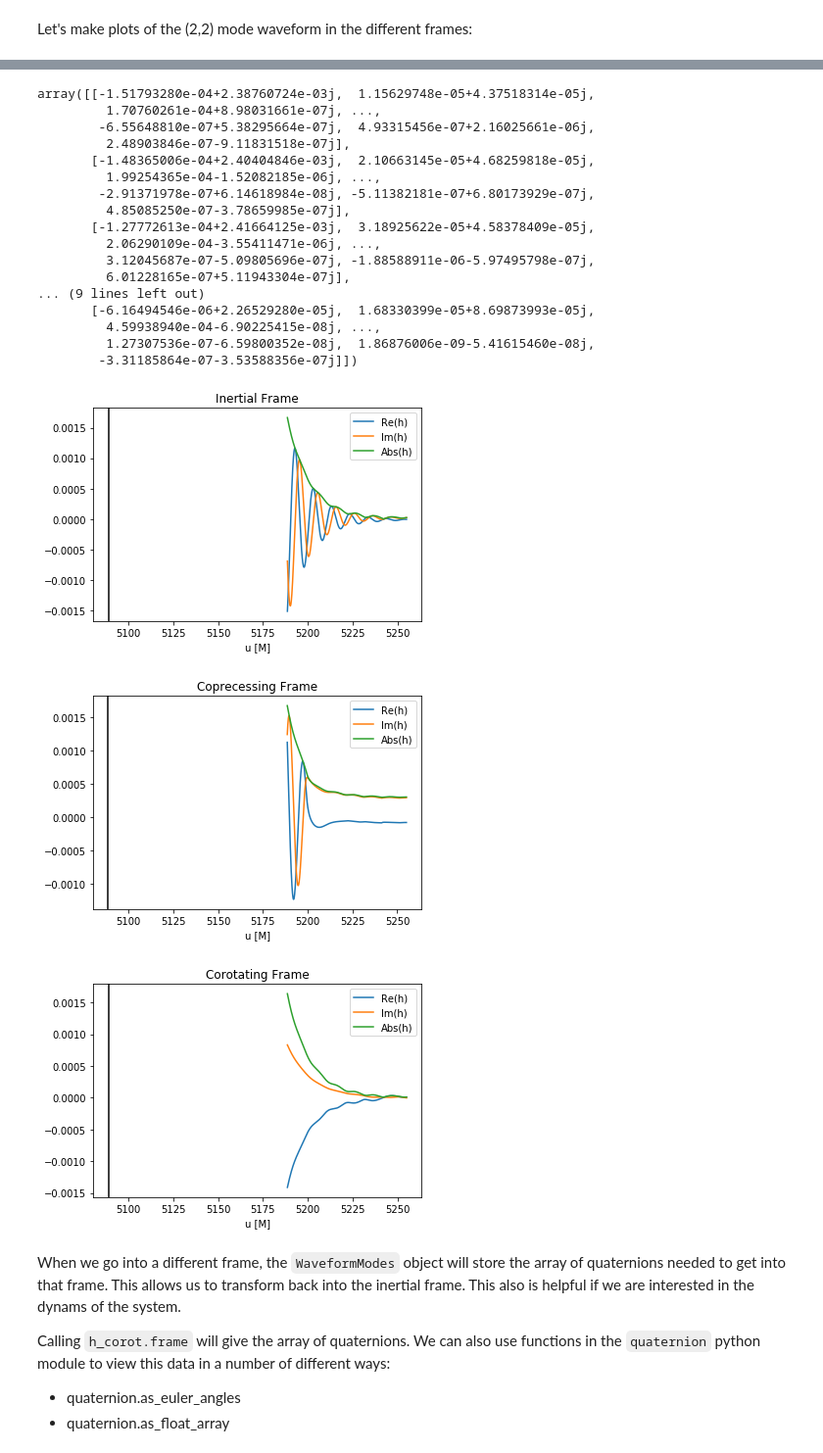
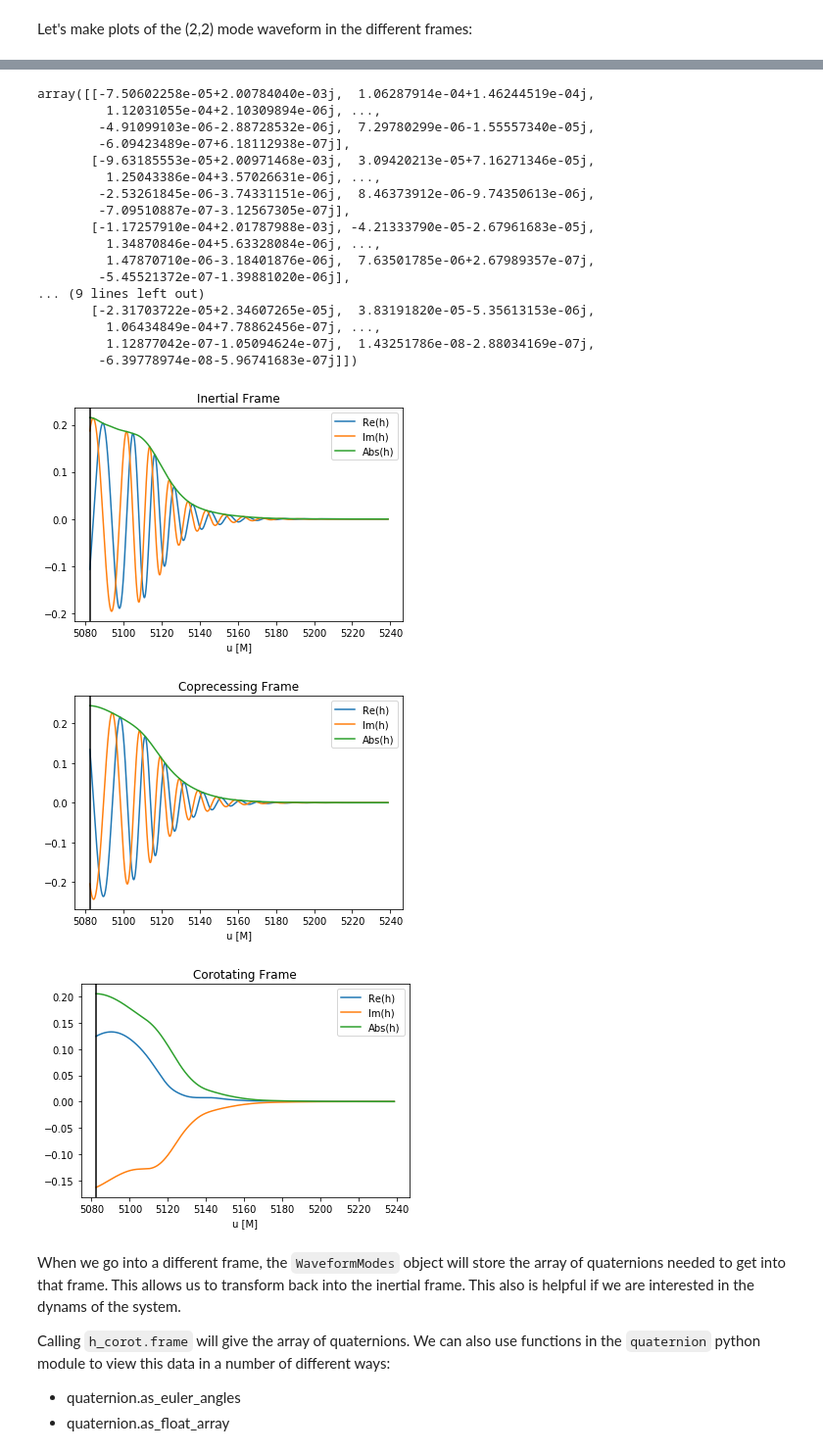
Before and after one commit to isaaclegred/qnm-fitting, a Jupyter notebook: Testing/scri_tutorial.ipynb, the cells around one changed output, grey strips where cells are left out. Shown at 98% size. Drawn from its saved outputs; the diff is of its cells as text; code cells hidden in the pictures.

```diff
--- a/Testing/scri_tutorial.ipynb
+++ b/Testing/scri_tutorial.ipynb
@@ -43,7 +44,7 @@ class WaveformModes(scri.waveform_base.WaveformBase)
 Let's start by importing a waveform from the [SXS Catalog](https://data.black-holes.org/waveforms/catalog.html). Pick any simulation and download one of the `rhOverM_Asymptotic_GeometricUnits_COM.h5` files. Each of these HDF5 files has an interal directory storing the data.
 # %%
 #path = "/path/to/rhOverM_Asymptotic_GeometricUnits_COM.h5"
-path = "/Users/isaaclegred/qnm-fitting/GetData/SXS_BBH_0305/Lev3/rhOverM_Asymptotic_GeometricUnits_COM.h5"
+path = "/Users/isaaclegred/qnm-fitting/GetData/SXS_BBH_1975/Lev3/rhOverM_Asymptotic_GeometricUnits_COM.h5"
 h = scri.SpEC.read_from_h5(path+"/Extrapolated_N4.dir")
 # %% [markdown]
 We can access the time array of the waveform by calling `h.t`. The mode information, called by `h.data`,
@@ -89,7 +90,7 @@ h_corot.to_corotating_frame();
 # %% [markdown]
 Let's make plots of the (2,2) mode waveform in the different frames:
 # %%
-l, m = 2, 1
+l, m = 2, 2
 for WM in [h, h_coprec, h_corot]:
     plt.plot(WM.t, np.real(WM.data[:, lm(l, m, h.ell_min)]), label='Re(h)')
     plt.plot(WM.t, np.imag(WM.data[:, lm(l, m, h.ell_min)]), label='Im(h)')
@@ -107,41 +108,41 @@ frame
 WM.t
 h.data
 # %% [output]
-array([[-1.51793280e-04+2.38760724e-03j,  1.15629748e-05+4.37518314e-05j,
-         1.70760261e-04+8.98031661e-07j, ...,
-        -6.55648810e-07+5.38295664e-07j,  4.93315456e-07+2.16025661e-06j,
-         2.48903846e-07-9.11831518e-07j],
-       [-1.48365006e-04+2.40404846e-03j,  2.10663145e-05+4.68259818e-05j,
-         1.99254365e-04-1.52082185e-06j, ...,
-        -2.91371978e-07+6.14618984e-08j, -5.11382181e-07+6.80173929e-07j,
-         4.85085250e-07-3.78659985e-07j],
-       [-1.27772613e-04+2.41664125e-03j,  3.18925622e-05+4.58378409e-05j,
-         2.06290109e-04-3.55411471e-06j, ...,
-         3.12045687e-07-5.09805696e-07j, -1.88588911e-06-5.97495798e-07j,
-         6.01228165e-07+5.11943304e-07j],
+array([[-7.50602258e-05+2.00784040e-03j,  1.06287914e-04+1.46244519e-04j,
+         1.12031055e-04+2.10309894e-06j, ...,
+        -4.91099103e-06-2.88728532e-06j,  7.29780299e-06-1.55557340e-05j,
+        -6.09423489e-07+6.18112938e-07j],
+       [-9.63185553e-05+2.00971468e-03j,  3.09420213e-05+7.16271346e-05j,
+         1.25043386e-04+3.57026631e-06j, ...,
+        -2.53261845e-06-3.74331151e-06j,  8.46373912e-06-9.74350613e-06j,
+        -7.09510887e-07-3.12567305e-07j],
+       [-1.17257910e-04+2.01787988e-03j, -4.21333790e-05-2.67961683e-05j,
+         1.34870846e-04+5.63328084e-06j, ...,
+         1.47870710e-06-3.18401876e-06j,  7.63501785e-06+2.67989357e-07j,
+        -5.45521372e-07-1.39881020e-06j],
 ... (9 lines left out)
-       [-6.16494546e-06+2.26529280e-05j,  1.68330399e-05+8.69873993e-05j,
-         4.59938940e-04-6.90225415e-08j, ...,
-         1.27307536e-07-6.59800352e-08j,  1.86876006e-09-5.41615460e-08j,
-        -3.31185864e-07-3.53588356e-07j]])
+       [-2.31703722e-05+2.34607265e-05j,  3.83191820e-05-5.35613153e-06j,
+         1.06434849e-04+7.78862456e-07j, ...,
+         1.12877042e-07-1.05094624e-07j,  1.43251786e-08-2.88034169e-07j,
+        -6.39778974e-08-5.96741683e-07j]])
 # %%
-start_frame = frame[0][0] +1000
+start_frame = frame[0][0]
 max_frame = frame[0][0]
-l, m = 2, -2
+l, m = 2,2
 for WM in [h, h_coprec, h_corot]:
     plt.plot(WM.t[start_frame:], np.real(WM.data[:, lm(l, m, h.ell_min)])[start_frame:], label='Re(h)')
     plt.plot(WM.t[start_frame:], np.imag(WM.data[:, lm(l, m, h.ell_min)])[start_frame:], label='Im(h)')
     plt.plot(WM.t[start_frame:],  np.abs(WM.data[:, lm(l, m, h.ell_min)])[start_frame:], label='Abs(h)')
     plt.xlabel("u [M]")
     plt.axvline(WM.t[max_frame], color="k")
     #plt.plot(h.t[start_frame:], quaternion.as_float_array(h_coprec.frame)[start_frame:,0], label = r"$\cos( \alpha/2)$")
     plt.title(WM.frame_type_string+" Frame")
     plt.legend()
     plt.show()
 # %% [output]
-[figure, old version]
+[figure, new version]
-[figure, old version]
+[figure, new version]
-[figure, old version]
+[figure, new version]
 # %% [markdown]
 When we go into a different frame, the `WaveformModes` object will store the array of quaternions needed to get into that frame. This allows us to transform back into the inertial frame. This also is helpful if we are interested in the dynams of the system.
 
```
Also changed, not shown: parts of 33 cells of this notebook, 4 other files.
